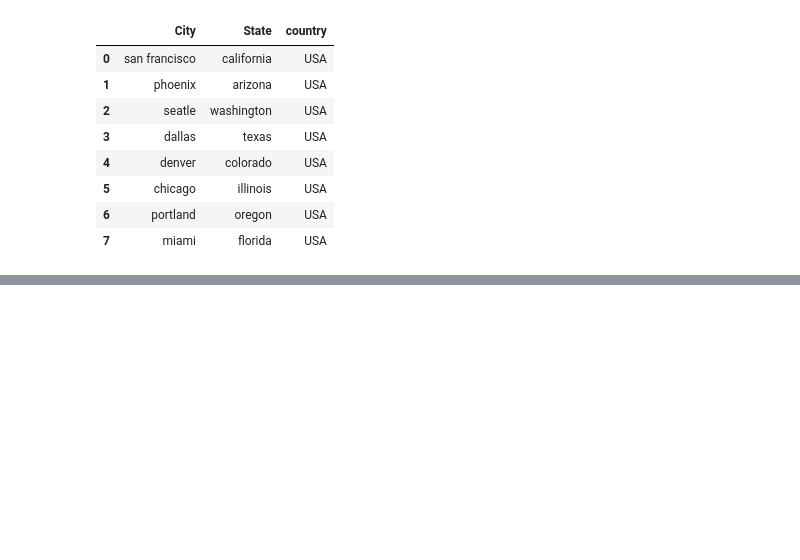
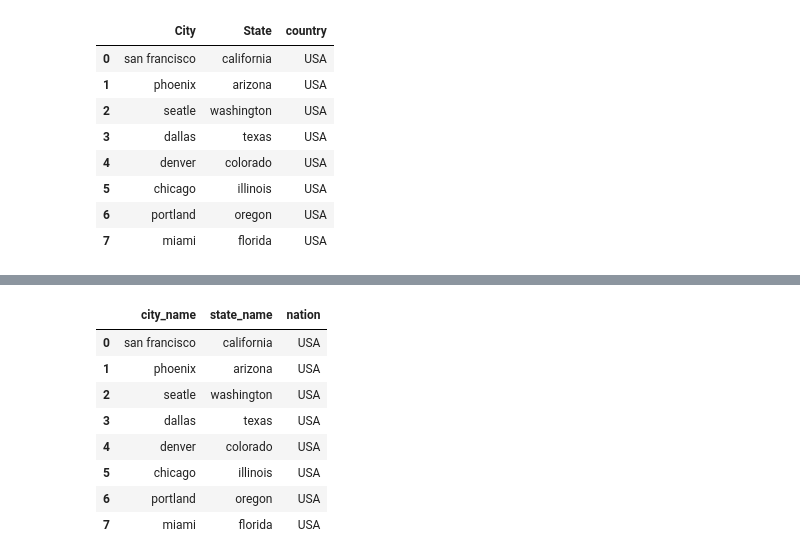
Before and after one commit to jrcomitre/pandas, a Jupyter notebook: lesson5.ipynb, the cells around one changed output, grey strips where cells are left out. Saved outputs shown, nothing was run; the diff lists cells and outputs as text; code cells hidden in the pictures; blank space fills up the shorter version.

Commit message:
lesson 5 Dropping and editing values

```diff
--- a/lesson5.ipynb
+++ b/lesson5.ipynb
@@ -124,0 +155,4 @@ df2
+# %%
+# we need to capture the updated values when they get returned
+df2['country'] = df2['country'].str.replace('United States', 'USA')
+df2
@@ -124,0 +169,14 @@ df2
+# %%
+# you can change the columns names
+df2.columns = ['city_name', 'state_name', 'nation']
+df2
+# %% [output]
+|  | city_name | state_name | nation |
+| 0 | san francisco | california | USA |
+| 1 | phoenix | arizona | USA |
+| 2 | seatle | washington | USA |
+| 3 | dallas | texas | USA |
+| 4 | denver | colorado | USA |
+| 5 | chicago | illinois | USA |
+| 6 | portland | oregon | USA |
+| 7 | miami | florida | USA |
```
Also changed, not shown: parts of 8 cells of this notebook, 1 other file.
